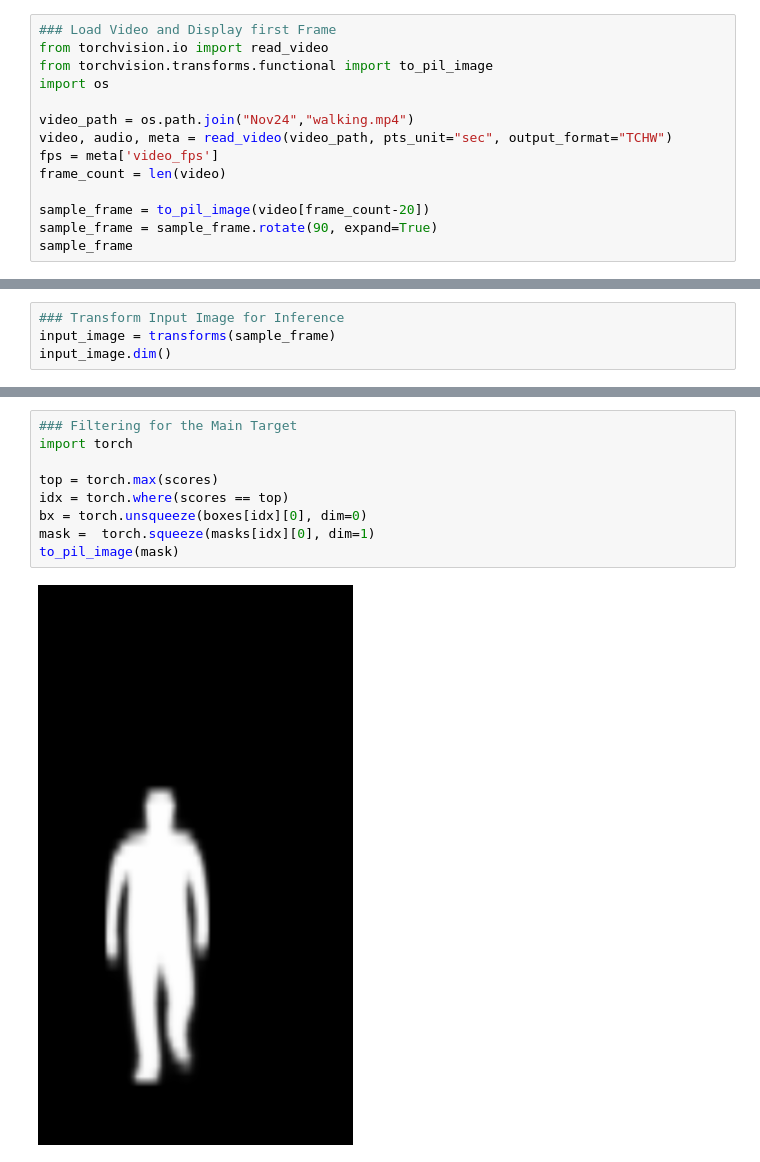
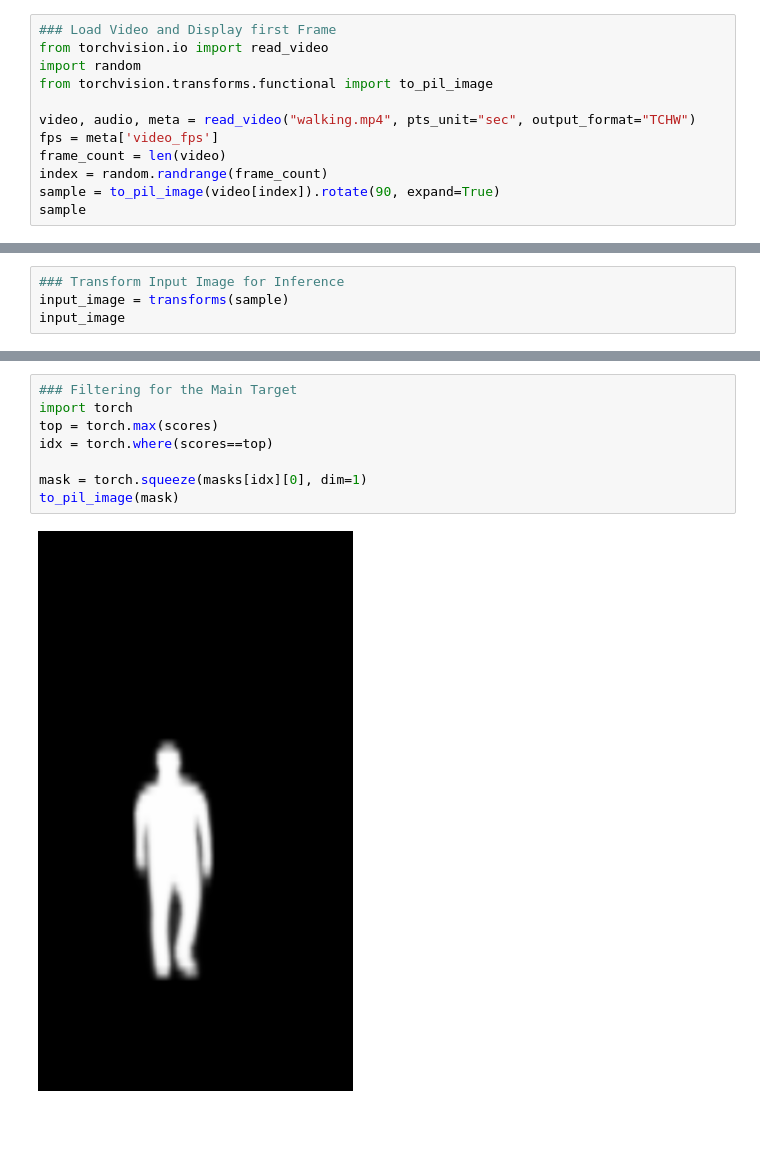
Before and after one commit to akando42/PytorchSequences, a Jupyter notebook: Segmentation_and_Visualization.ipynb, the cells around one changed output, grey strips where cells are left out. Saved outputs shown, nothing was run; the diff lists cells and outputs as text; blank space fills up the shorter version.

Commit message:
Segmentation and Visualize

```diff
--- a/Segmentation_and_Visualization.ipynb
+++ b/Segmentation_and_Visualization.ipynb
@@ -1,15 +1,13 @@
 # %%
 ### Load Video and Display first Frame
 from torchvision.io import read_video
+import random
 from torchvision.transforms.functional import to_pil_image
-import os
 
-video_path = os.path.join("Nov24","walking.mp4")
-video, audio, meta = read_video(video_path, pts_unit="sec", output_format="TCHW")
+video, audio, meta = read_video("walking.mp4", pts_unit="sec", output_format="TCHW")
 fps = meta['video_fps']
 frame_count = len(video)
-
-sample_frame = to_pil_image(video[frame_count-20])
-sample_frame = sample_frame.rotate(90, expand=True)
-sample_frame
+index = random.randrange(frame_count)
+sample = to_pil_image(video[index]).rotate(90, expand=True)
+sample
 # %% [output]
@@ -43,6 +41,6 @@ MaskRCNN(
 )
 # %%
 ### Transform Input Image for Inference
-input_image = transforms(sample_frame)
-input_image.dim()
+input_image = transforms(sample)
+input_image
 # %% [output]
@@ -62,13 +94,12 @@ SCORES tensor([0.9999, 0.5835, 0.5227, 0.4740, 0.3299, 0.2047, 0.1566, 0.1002, 0
 # %%
 ### Filtering for the Main Target
 import torch
+top = torch.max(scores)
+idx = torch.where(scores==top)
 
-top = torch.max(scores)
-idx = torch.where(scores == top)
-bx = torch.unsqueeze(boxes[idx][0], dim=0)
-mask =  torch.squeeze(masks[idx][0], dim=1)
+mask = torch.squeeze(masks[idx][0], dim=1)
 to_pil_image(mask)
 # %% [output]
-[figure, old version]
+[figure, new version]
 # %%
 ### Find the Minimum Pixel Threshold for Mask
```
Also changed, not shown: parts of 7 cells of this notebook.
